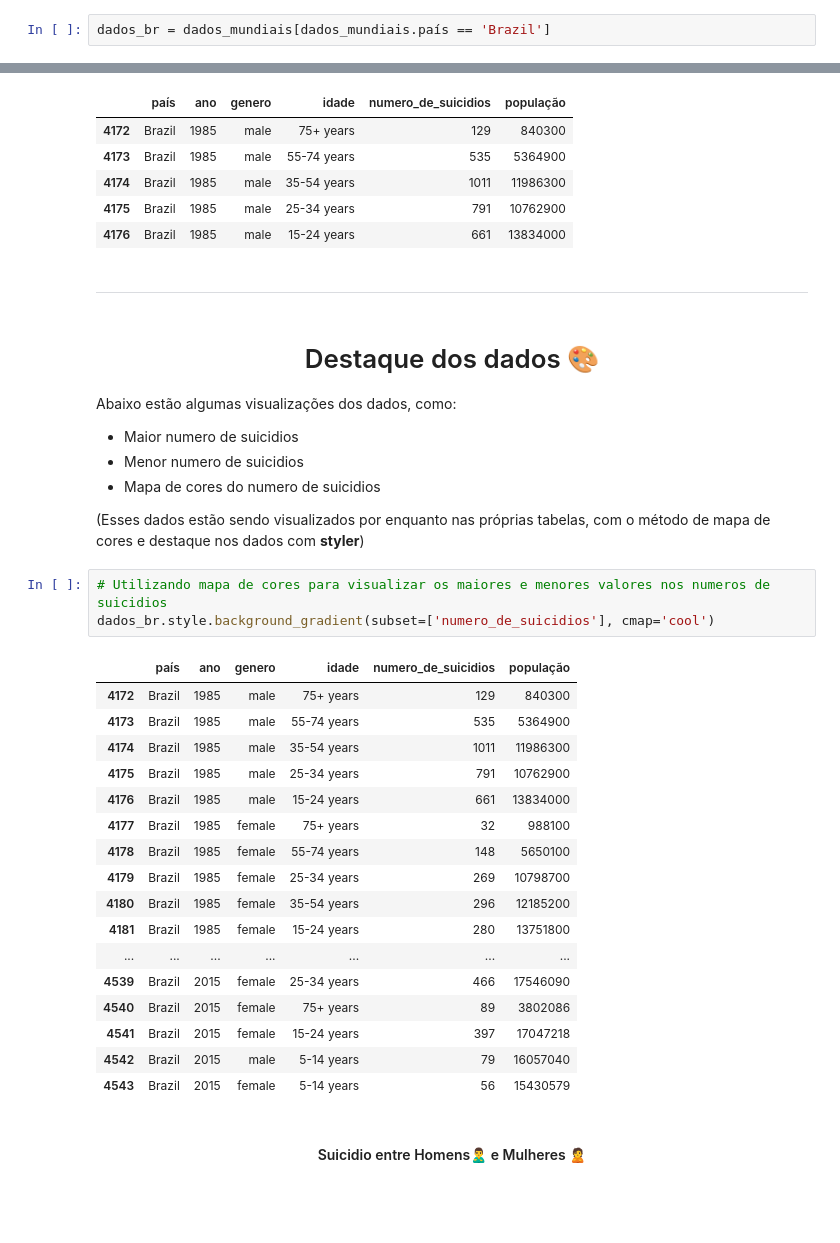
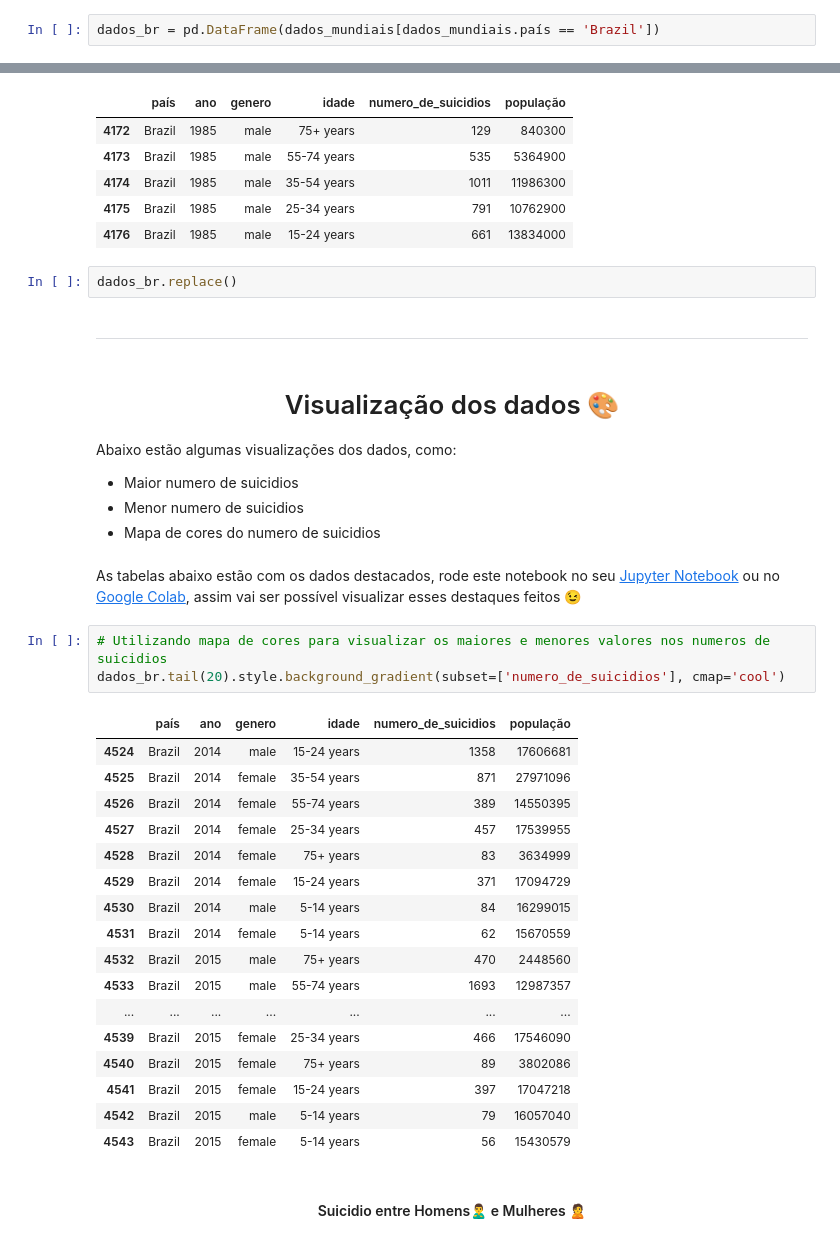
Before and after one commit to littlebru/Indice-de-Suicidio-no-Brasil, a Jupyter notebook: Analise_dados_suicidio.ipynb, the cells around one changed output, grey strips where cells are left out. Cells and saved outputs as stored; diff of their text form; blank space fills up the shorter version.

```diff
--- a/Analise_dados_suicidio.ipynb
+++ b/Analise_dados_suicidio.ipynb
@@ -147,6 +184,6 @@ dados_mundiais.rename(columns={'country': 'país', 'year':'ano', 'sex':'genero',
 # Removendo colunas que não serão utilizadas na análise
 dados_mundiais = dados_mundiais.drop(columns={'suicides/100k pop', 'country-year',' gdp_for_year ($) ', 'gdp_per_capita ($)', 'generation', 'IDH por ano'})
 # %%
-dados_br = dados_mundiais[dados_mundiais.país == 'Brazil']
+dados_br = pd.DataFrame(dados_mundiais[dados_mundiais.país == 'Brazil'])
 # %%
 # Verificando a quantidade de dados nulos
@@ -168,33 +205,35 @@ dados_br.head()
 | 4174 | Brazil | 1985 | male | 35-54 years | 1011 | 11986300 |
 | 4175 | Brazil | 1985 | male | 25-34 years | 791 | 10762900 |
 | 4176 | Brazil | 1985 | male | 15-24 years | 661 | 13834000 |
+# %%
+dados_br.replace()
 # %% [markdown]
 
 ---
 # %% [markdown]
-<h1 align="center">Destaque dos dados 🎨</h1>
+<h1 align="center">Visualização dos dados 🎨</h1>
 
 Abaixo estão algumas visualizações dos dados, como:
 - Maior numero de suicidios
 - Menor numero de suicidios
 - Mapa de cores do numero de suicidios
-
-(Esses dados estão sendo visualizados por enquanto nas próprias tabelas, com o método de mapa de cores e destaque nos dados com **styler**)
+# %% [markdown]
+As tabelas abaixo estão com os dados destacados, rode este notebook no seu [Jupyter Notebook](https://jupyter.org/install) ou no [Google Colab](https://colab.research.google.com/drive/1vOTB97qc-QaD1w3OC0RiqBpC1bxWz4qW?usp=sharing), assim vai ser possível visualizar esses destaques feitos 😉
 # %%
 # Utilizando mapa de cores para visualizar os maiores e menores valores nos numeros de suicidios
-dados_br.style.background_gradient(subset=['numero_de_suicidios'], cmap='cool')
+dados_br.tail(20).style.background_gradient(subset=['numero_de_suicidios'], cmap='cool')
 # %% [output]
 |  | país | ano | genero | idade | numero_de_suicidios | população |
-| 4172 | Brazil | 1985 | male | 75+ years | 129 | 840300 |
-| 4173 | Brazil | 1985 | male | 55-74 years | 535 | 5364900 |
-| 4174 | Brazil | 1985 | male | 35-54 years | 1011 | 11986300 |
-| 4175 | Brazil | 1985 | male | 25-34 years | 791 | 10762900 |
-| 4176 | Brazil | 1985 | male | 15-24 years | 661 | 13834000 |
-| 4177 | Brazil | 1985 | female | 75+ years | 32 | 988100 |
-| 4178 | Brazil | 1985 | female | 55-74 years | 148 | 5650100 |
-| 4179 | Brazil | 1985 | female | 25-34 years | 269 | 10798700 |
-| 4180 | Brazil | 1985 | female | 35-54 years | 296 | 12185200 |
-| 4181 | Brazil | 1985 | female | 15-24 years | 280 | 13751800 |
+| 4524 | Brazil | 2014 | male | 15-24 years | 1358 | 17606681 |
+| 4525 | Brazil | 2014 | female | 35-54 years | 871 | 27971096 |
+| 4526 | Brazil | 2014 | female | 55-74 years | 389 | 14550395 |
+| 4527 | Brazil | 2014 | female | 25-34 years | 457 | 17539955 |
+| 4528 | Brazil | 2014 | female | 75+ years | 83 | 3634999 |
+| 4529 | Brazil | 2014 | female | 15-24 years | 371 | 17094729 |
+| 4530 | Brazil | 2014 | male | 5-14 years | 84 | 16299015 |
+| 4531 | Brazil | 2014 | female | 5-14 years | 62 | 15670559 |
+| 4532 | Brazil | 2015 | male | 75+ years | 470 | 2448560 |
+| 4533 | Brazil | 2015 | male | 55-74 years | 1693 | 12987357 |
 | ... | ... | ... | ... | ... | ... | ... |
 | 4539 | Brazil | 2015 | female | 25-34 years | 466 | 17546090 |
 | 4540 | Brazil | 2015 | female | 75+ years | 89 | 3802086 |
```
Also changed, not shown: parts of 8 cells of this notebook.
